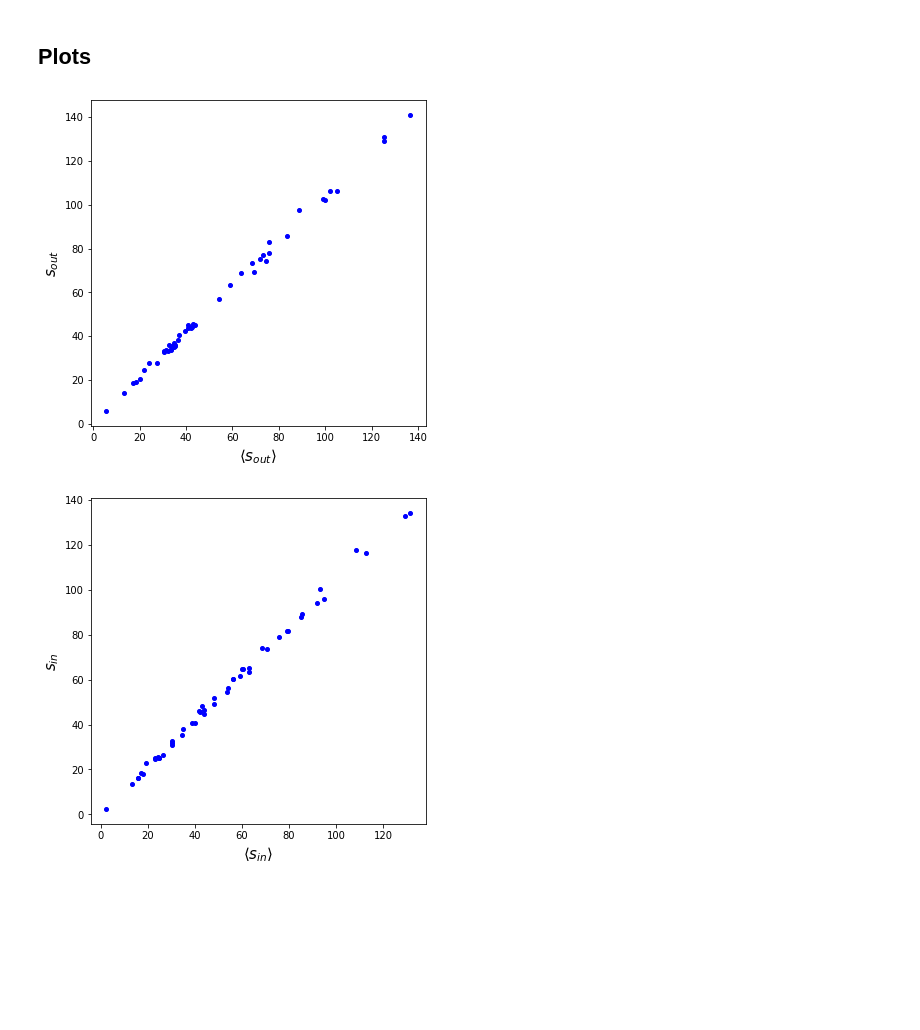
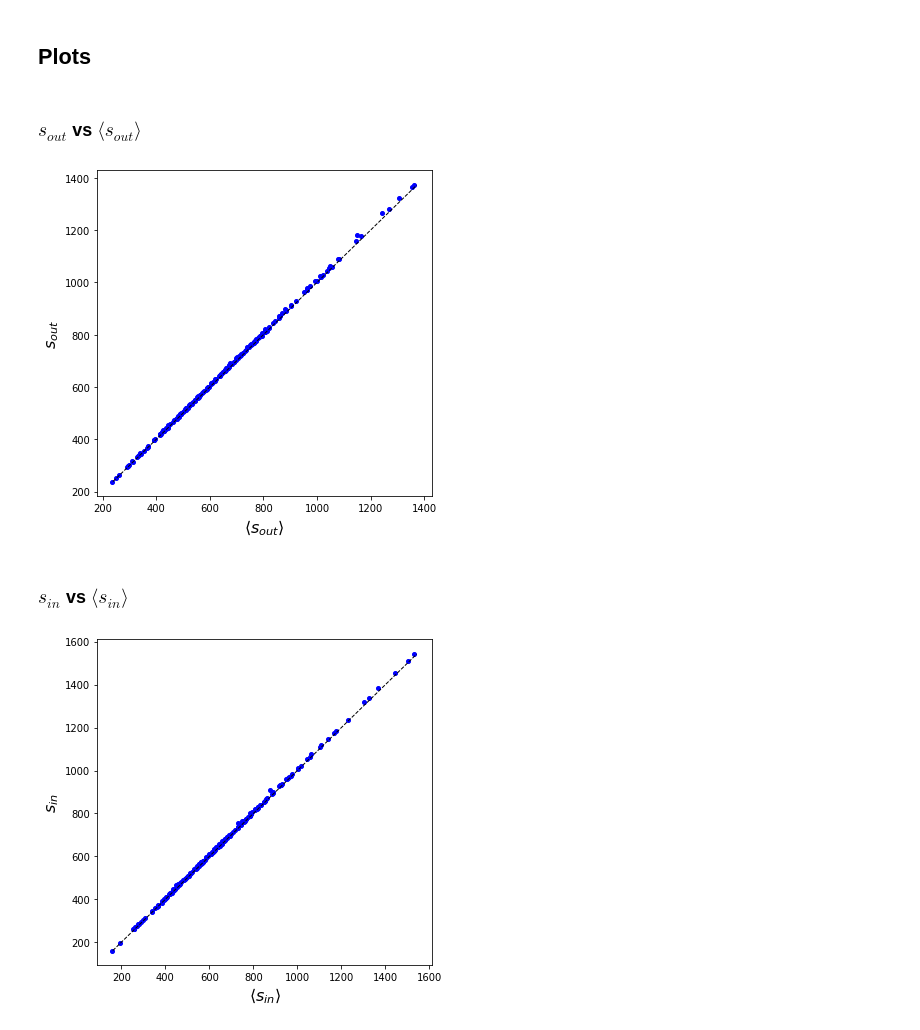
Before and after one commit to LeonardoIalongo/graph-ensembles, a Jupyter notebook: examples/stripe_graph.ipynb, the cells around one changed output. Cells and saved outputs as stored; diff of their text form; code cells hidden in the pictures; blank space fills up the shorter version.

```diff
--- a/examples/stripe_graph.ipynb
+++ b/examples/stripe_graph.ipynb
@@ -142,11 +142,27 @@ def links_for_block(adjacency,group_array):
         sect_j = int(group_array[j])
         links_for_sect[sect_i,sect_j] += 1
     return links_for_sect
+# %%
+@jit(nopython=True)
+def strengths_stripe_organised(adj_weighted, array_sectors):
+    n_sectors = np.unique(array_sectors).shape[0]
+    n_nodes = adj_weighted.shape[0]
+    out_strengths = np.zeros(shape=(n_nodes,
+                                    n_sectors))
+    in_strengths = np.zeros(shape=(n_nodes,
+                                   n_sectors))
+
+    for i in np.arange(n_nodes):
+        out_strengths[i,array_sectors[i]] += adj_weighted[i,:].sum()
+        for j in np.arange(n_nodes):
+            if adj_weighted[i,j]:
+                in_strengths[j,array_sectors[i]] += adj_weighted[i,j]
+    return out_strengths, in_strengths
 # %% [markdown]
 # Creating the Network
 # %%
 # Generate toplogy
-hyp_dim = np.array([10,10,10,10,10])
+hyp_dim = np.array([50,30,40,20,70])
 n_of_sector = len(hyp_dim)
 seed = 20
 p=0.3
@@ -221,3 +226,5 @@ for ii in np.arange(n_of_sector):
+# %%
+strengths_out_stripe, strengths_in_stripe = strengths_stripe_organised(adj_weighted = adj_weight, array_sectors = array_sectors)
 # %% [markdown]
 ### Number of edges
 # %%
@@ -275,18 +287,26 @@ s_in = adj_weight.sum(axis = 0)
 # %% [markdown]
 ## Plots
+# %% [markdown]
+### $s_{out}$ vs $\langle s_{out} \rangle$
 # %%
 plt.figure(figsize=(6,6))
+xy_1 = (np.min(s_out), np.max(s_out))
 plt.plot(exp_s_out, s_out, marker = 'o', markersize=4, color='blue', ls='None' )
-plt.xlabel(r'$\langle s_{out} \rangle$', fontsize=15)
-plt.ylabel(r'$s_{out}$', fontsize=15)
+plt.plot(xy_1, xy_1, ls='--', color='black', lw=1)
+plt.xlabel(r'$\langle s_{out} \rangle$', fontsize=16)
+plt.ylabel(r'$s_{out}$', fontsize=16)
 plt.show()
 # %% [output]
-[figure, old version]
+[figure, new version]
+# %% [markdown]
+### $s_{in}$ vs $\langle s_{in} \rangle$
 # %%
 plt.figure(figsize=(6,6))
+xy_1 = (np.min(s_in), np.max(s_in))
 plt.plot(exp_s_in, s_in, marker = 'o', markersize=4, color='blue', ls='None' )
-plt.xlabel(r'$\langle s_{in} \rangle$', fontsize=15)
-plt.ylabel(r'$s_{in}$', fontsize=15)
+plt.plot(xy_1, xy_1, ls='--', color='black', lw=1)
+plt.xlabel(r'$\langle s_{in} \rangle$', fontsize=16)
+plt.ylabel(r'$s_{in}$', fontsize=16)
 plt.show()
 # %% [output]
-[figure, old version]
+[figure, new version]
```
Also changed, not shown: parts of 9 cells of this notebook, 1 other file.
